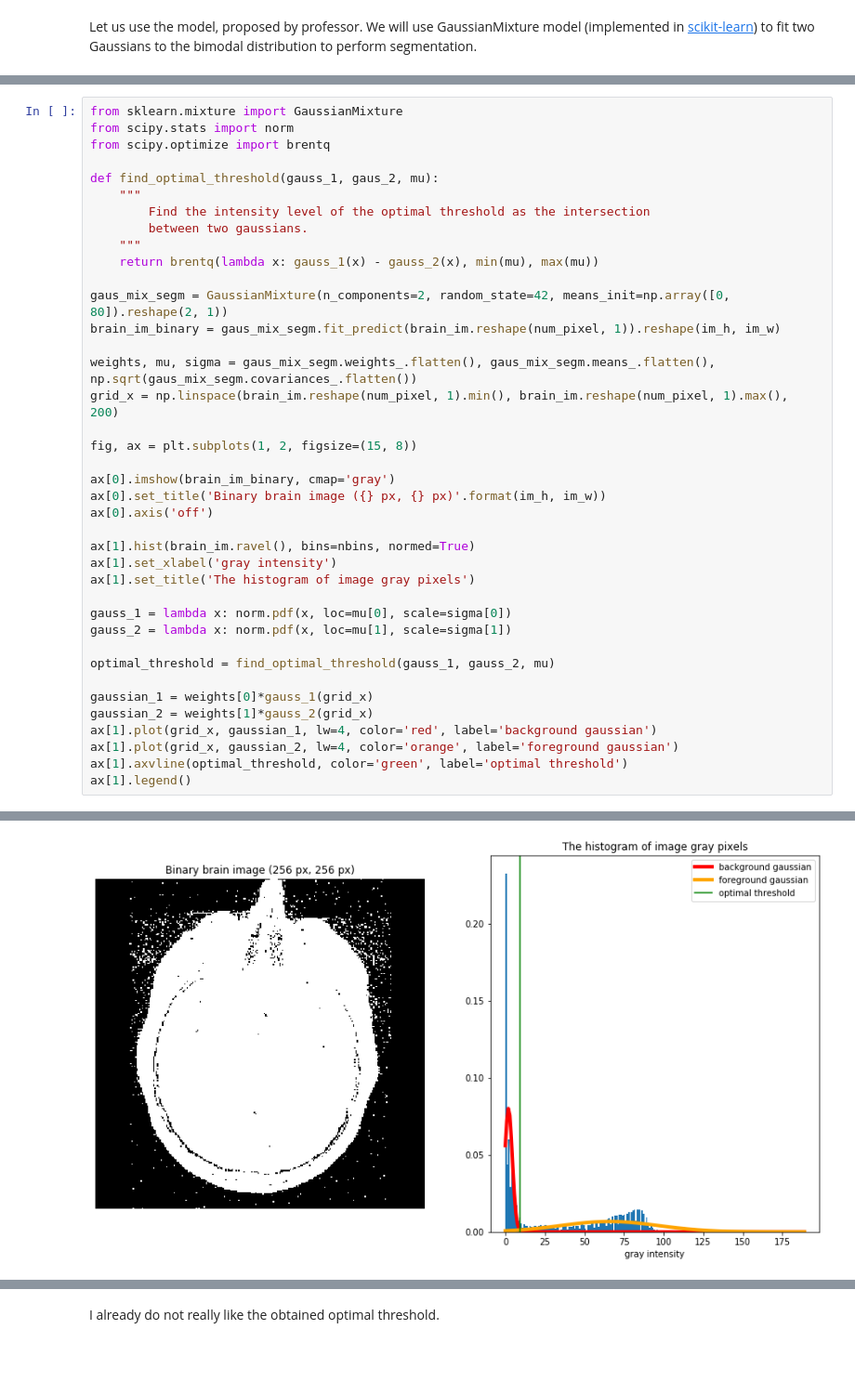
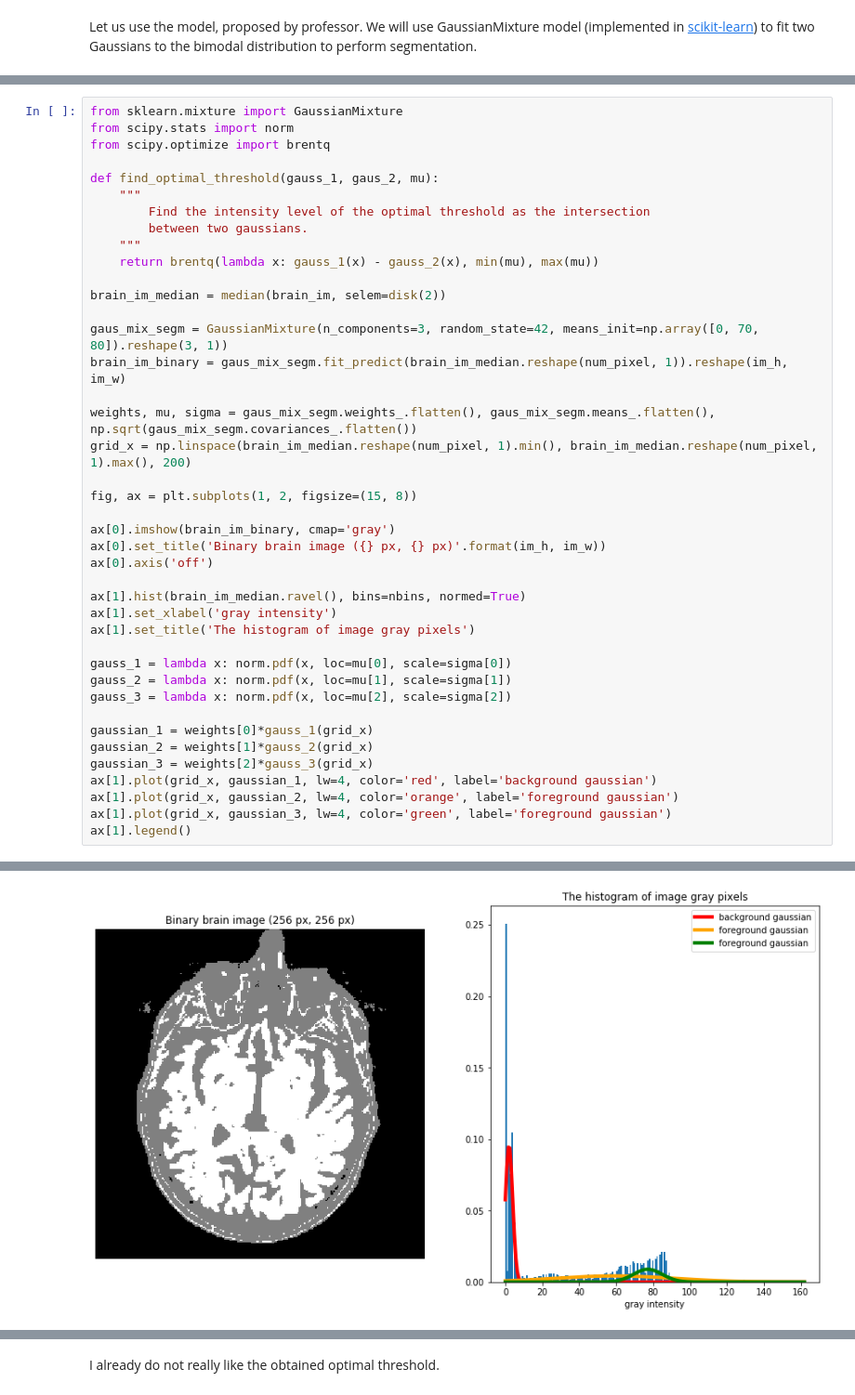
Before and after one commit to oganesManasian/Image-analysis-and-pattern-recognition, a Jupyter notebook: labs/lab_01_segmentation.ipynb, the cells around one changed output, grey strips where cells are left out. Shown at 93% size. Saved outputs shown, nothing was run; the diff lists cells and outputs as text; blank space fills up the shorter version.

```diff
--- a/labs/lab_01_segmentation.ipynb
+++ b/labs/lab_01_segmentation.ipynb
@@ -204,38 +307,40 @@ from scipy.optimize import brentq
 def find_optimal_threshold(gauss_1, gaus_2, mu):
     """
         Find the intensity level of the optimal threshold as the intersection
         between two gaussians.
     """
     return brentq(lambda x: gauss_1(x) - gauss_2(x), min(mu), max(mu))
 
-gaus_mix_segm = GaussianMixture(n_components=2, random_state=42, means_init=np.array([0, 80]).reshape(2, 1))
-brain_im_binary = gaus_mix_segm.fit_predict(brain_im.reshape(num_pixel, 1)).reshape(im_h, im_w)
+brain_im_median = median(brain_im, selem=disk(2))
+
+gaus_mix_segm = GaussianMixture(n_components=3, random_state=42, means_init=np.array([0, 70, 80]).reshape(3, 1))
+brain_im_binary = gaus_mix_segm.fit_predict(brain_im_median.reshape(num_pixel, 1)).reshape(im_h, im_w)
 
 weights, mu, sigma = gaus_mix_segm.weights_.flatten(), gaus_mix_segm.means_.flatten(), np.sqrt(gaus_mix_segm.covariances_.flatten())
-grid_x = np.linspace(brain_im.reshape(num_pixel, 1).min(), brain_im.reshape(num_pixel, 1).max(), 200)
+grid_x = np.linspace(brain_im_median.reshape(num_pixel, 1).min(), brain_im_median.reshape(num_pixel, 1).max(), 200)
 
 fig, ax = plt.subplots(1, 2, figsize=(15, 8))
 
 ax[0].imshow(brain_im_binary, cmap='gray')
 ax[0].set_title('Binary brain image ({} px, {} px)'.format(im_h, im_w))
 ax[0].axis('off')
 
-ax[1].hist(brain_im.ravel(), bins=nbins, normed=True)
+ax[1].hist(brain_im_median.ravel(), bins=nbins, normed=True)
 ax[1].set_xlabel('gray intensity')
 ax[1].set_title('The histogram of image gray pixels')
 
 gauss_1 = lambda x: norm.pdf(x, loc=mu[0], scale=sigma[0])
 gauss_2 = lambda x: norm.pdf(x, loc=mu[1], scale=sigma[1])
-
-optimal_threshold = find_optimal_threshold(gauss_1, gauss_2, mu)
+gauss_3 = lambda x: norm.pdf(x, loc=mu[2], scale=sigma[2])
 
 gaussian_1 = weights[0]*gauss_1(grid_x)
 gaussian_2 = weights[1]*gauss_2(grid_x)
+gaussian_3 = weights[2]*gauss_3(grid_x)
 ax[1].plot(grid_x, gaussian_1, lw=4, color='red', label='background gaussian')
 ax[1].plot(grid_x, gaussian_2, lw=4, color='orange', label='foreground gaussian')
-ax[1].axvline(optimal_threshold, color='green', label='optimal threshold')
+ax[1].plot(grid_x, gaussian_3, lw=4, color='green', label='foreground gaussian')
 ax[1].legend()
 # %% [output]
 The 'normed' kwarg was deprecated in Matplotlib 2.1 and will be removed in 3.1. Use 'density' instead.
 <matplotlib.legend.Legend at 0x...>
-[figure, old version]
+[figure, new version]
```
Also changed, not shown: parts of 18 cells of this notebook.
